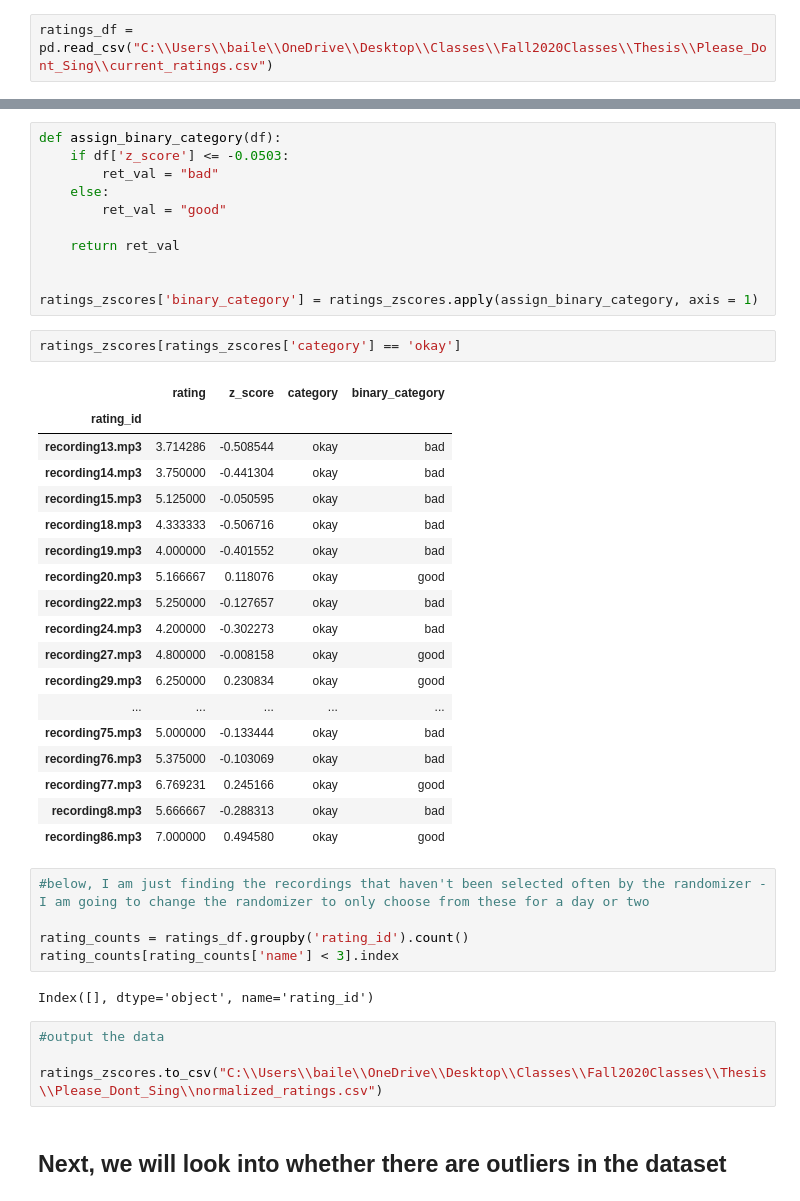
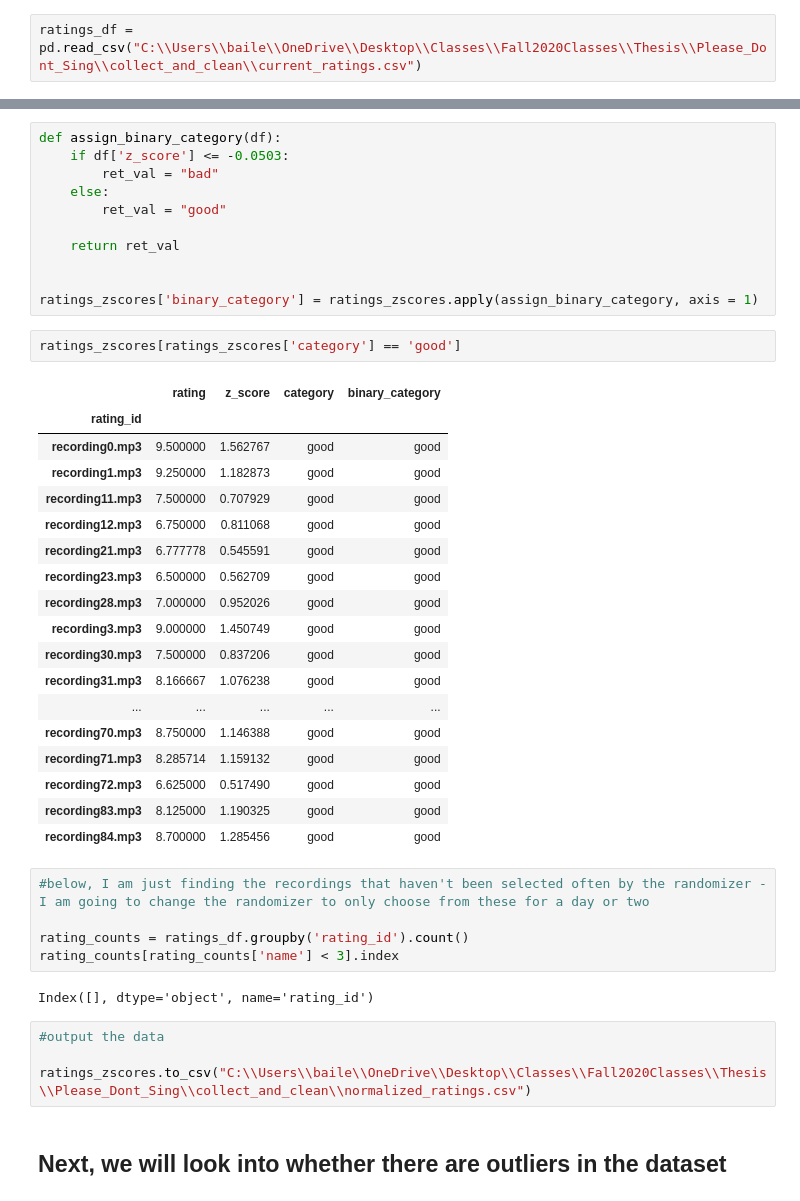
Before and after one commit to baileywellen/Please_Dont_Sing, a Jupyter notebook: collect_and_clean/Thesis_Clean_data.ipynb, the cells around one changed output, grey strips where cells are left out. Saved outputs shown, nothing was run; the diff lists cells and outputs as text.

```diff
--- a/collect_and_clean/Thesis_Clean_data.ipynb
+++ b/collect_and_clean/Thesis_Clean_data.ipynb
@@ -11,7 +11,7 @@ from statistics import mean, stdev
 
 import seaborn as sns
 # %%
-ratings_df = pd.read_csv("C:\\Users\\baile\\OneDrive\\Desktop\\Classes\\Fall2020Classes\\Thesis\\Please_Dont_Sing\\current_ratings.csv")
+ratings_df = pd.read_csv("C:\\Users\\baile\\OneDrive\\Desktop\\Classes\\Fall2020Classes\\Thesis\\Please_Dont_Sing\\collect_and_clean\\current_ratings.csv")
 # %%
 ### We will calculate the mean and the standard deviation of the ratings for each volunteer
 # %%
@@ -177,26 +174,26 @@ def assign_binary_category(df):
 
 ratings_zscores['binary_category'] = ratings_zscores.apply(assign_binary_category, axis = 1)
 # %%
-ratings_zscores[ratings_zscores['category'] == 'okay']
+ratings_zscores[ratings_zscores['category'] == 'good']
 # %% [output]
 |  | rating | z_score | category | binary_category |
 | rating_id |  |  |  |  |
-| recording13.mp3 | 3.714286 | -0.508544 | okay | bad |
-| recording14.mp3 | 3.750000 | -0.441304 | okay | bad |
-| recording15.mp3 | 5.125000 | -0.050595 | okay | bad |
-| recording18.mp3 | 4.333333 | -0.506716 | okay | bad |
-| recording19.mp3 | 4.000000 | -0.401552 | okay | bad |
-| recording20.mp3 | 5.166667 | 0.118076 | okay | good |
-| recording22.mp3 | 5.250000 | -0.127657 | okay | bad |
-| recording24.mp3 | 4.200000 | -0.302273 | okay | bad |
-| recording27.mp3 | 4.800000 | -0.008158 | okay | good |
-| recording29.mp3 | 6.250000 | 0.230834 | okay | good |
+| recording0.mp3 | 9.500000 | 1.562767 | good | good |
+| recording1.mp3 | 9.250000 | 1.182873 | good | good |
+| recording11.mp3 | 7.500000 | 0.707929 | good | good |
+| recording12.mp3 | 6.750000 | 0.811068 | good | good |
+| recording21.mp3 | 6.777778 | 0.545591 | good | good |
+| recording23.mp3 | 6.500000 | 0.562709 | good | good |
+| recording28.mp3 | 7.000000 | 0.952026 | good | good |
+| recording3.mp3 | 9.000000 | 1.450749 | good | good |
+| recording30.mp3 | 7.500000 | 0.837206 | good | good |
+| recording31.mp3 | 8.166667 | 1.076238 | good | good |
 | ... | ... | ... | ... | ... |
-| recording75.mp3 | 5.000000 | -0.133444 | okay | bad |
-| recording76.mp3 | 5.375000 | -0.103069 | okay | bad |
-| recording77.mp3 | 6.769231 | 0.245166 | okay | good |
-| recording8.mp3 | 5.666667 | -0.288313 | okay | bad |
-| recording86.mp3 | 7.000000 | 0.494580 | okay | good |
+| recording70.mp3 | 8.750000 | 1.146388 | good | good |
+| recording71.mp3 | 8.285714 | 1.159132 | good | good |
+| recording72.mp3 | 6.625000 | 0.517490 | good | good |
+| recording83.mp3 | 8.125000 | 1.190325 | good | good |
+| recording84.mp3 | 8.700000 | 1.285456 | good | good |
 # %%
 #below, I am just finding the recordings that haven't been selected often by the randomizer - I am going to change the randomizer to only choose from these for a day or two
 
@@ -207,7 +204,7 @@ Index([], dtype='object', name='rating_id')
 # %%
 #output the data
 
-ratings_zscores.to_csv("C:\\Users\\baile\\OneDrive\\Desktop\\Classes\\Fall2020Classes\\Thesis\\Please_Dont_Sing\\normalized_ratings.csv")
+ratings_zscores.to_csv("C:\\Users\\baile\\OneDrive\\Desktop\\Classes\\Fall2020Classes\\Thesis\\Please_Dont_Sing\\collect_and_clean\\normalized_ratings.csv")
 # %% [markdown]
 ## Next, we will look into whether there are outliers in the dataset
 # %%
```
Also changed, not shown: parts of 25 cells of this notebook, 44 other files.
